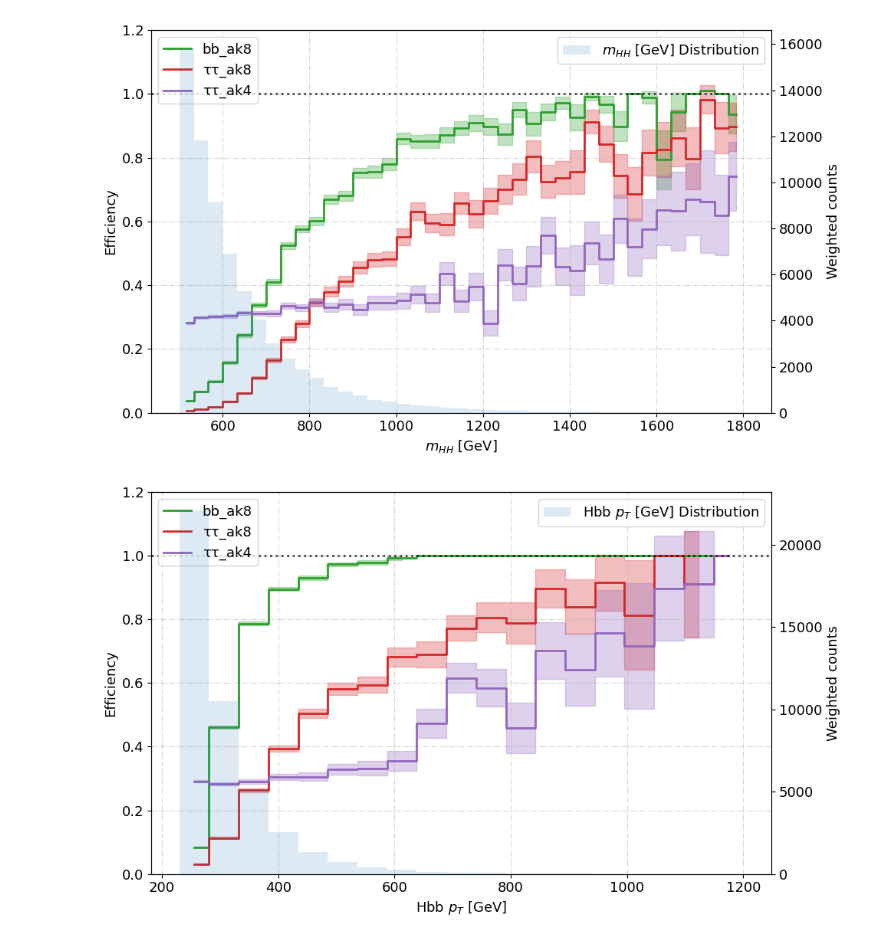
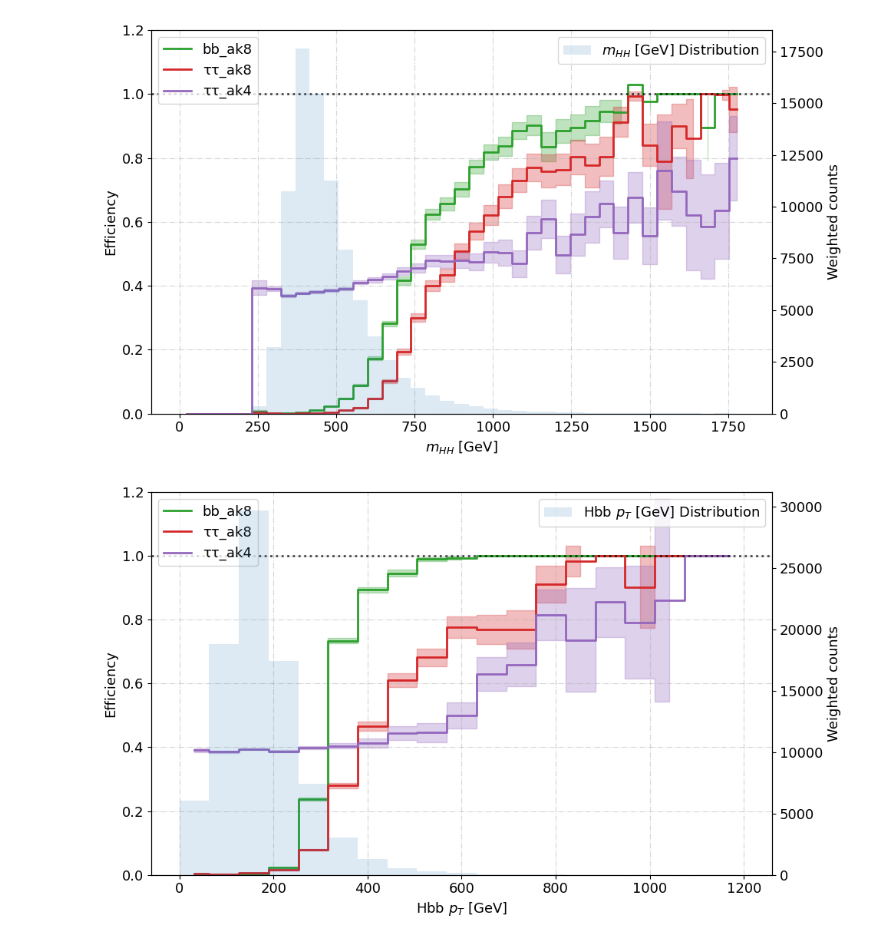
Before and after one commit to ArghyaDas112358/bbtautau, a Jupyter notebook: src/bbtautau/postprocessing/lowPt_Study_gen_match .ipynb, the cells around one changed output. Drawn from its saved outputs; the diff is of its cells as text; code cells hidden in the pictures.

```diff
--- a/src/bbtautau/postprocessing/lowPt_Study_gen_match .ipynb
+++ b/src/bbtautau/postprocessing/lowPt_Study_gen_match .ipynb
@@ -446,21 +427,22 @@ colors = {
     'boosted': 'C0',
     'semi': 'C1'
 }
+# %%
+# (VOI) Variables Of Interest
+weights = df_check["weight"][0]
+higgs = utils.make_vector(df_check, name="GenHiggs")
+mhh = (higgs[:, 0] + higgs[:, 1]).mass
+hbbpt = higgs[df_check["GenHiggsChildren"] == 5].pt
+httpt = higgs[df_check["GenHiggsChildren"] == 15].pt
+
+plt.rcParams.update({'font.size':13})
+
+plot_vars = [
+    (mhh, "mhh", r"$m_{HH}$ [GeV]", np.linspace(0, 1800, 40)),
+    (hbbpt, "hbbpt", r"Hbb $p_{T}$ [GeV]", np.linspace(0, 1200, 20)),
+    (httpt, "httpt", r"H$\tau\tau$ $p_{T}$ [GeV]", np.linspace(0, 1200, 20)),
+]
 # %%
-# (VOI) Variables Of Interest
-weights = df_check["weight"][0]
-higgs = utils.make_vector(df_check, name="GenHiggs")
-mhh = (higgs[:, 0] + higgs[:, 1]).mass
-hbbpt = higgs[df_check["GenHiggsChildren"] == 5].pt
-httpt = higgs[df_check["GenHiggsChildren"] == 15].pt
-
-plt.rcParams.update({'font.size':13})
-
-plot_vars = [
-    (mhh, "mhh", r"$m_{HH}$ [GeV]", np.linspace(500, 1800, 40)),
-    (hbbpt, "hbbpt", r"Hbb $p_{T}$ [GeV]", np.linspace(230, 1200, 20)),
-    (httpt, "httpt", r"H$\tau\tau$ $p_{T}$ [GeV]", np.linspace(230, 1200, 20)),
-]
 
 
 for kinvar, kinname, kinlabel, bins in plot_vars:
@@ -619,49 +596,33 @@ bb -> Ak8 matched (bb_ak8): 16540.489
 # %%
-# (VOI) Variables Of Interest
-weights = df_check["weight"][0]
-higgs = utils.make_vector(df_check, name="GenHiggs")
-mhh = (higgs[:, 0] + higgs[:, 1]).mass
-hbbpt = higgs[df_check["GenHiggsChildren"] == 5].pt
-httpt = higgs[df_check["GenHiggsChildren"] == 15].pt
-
-plt.rcParams.update({'font.size':13})
-
-plot_vars = [
-    (mhh, "mhh", r"$m_{HH}$ [GeV]", np.linspace(500, 1800, 40)),
-    (hbbpt, "hbbpt", r"Hbb $p_{T}$ [GeV]", np.linspace(230, 1200, 20)),
-    (httpt, "httpt", r"H$\tau\tau$ $p_{T}$ [GeV]", np.linspace(230, 1200, 20)),
-]
-
-
 for kinvar, kinname, kinlabel, bins in plot_vars:
     bc = 0.5 * (bins[1:] + bins[:-1])
     width = np.diff(bins)
 
     fig, ax = plt.subplots(figsize=(10, 6))
 
     for key in ['bb_ak8', 'ττ_ak8', 'ττ_ak4']:
         reco_mask, _ = recon_truth_dict[key]
         eff, err, tot, _ = efficiency_vs(kinvar, (reco_mask, reco_mask),
                                          bins, weights)
 
         ax.step(bc, eff, where='mid', lw=2, label=labels[key],
                 color=colors[key])
         ax.fill_between(bc, eff - err, eff + err, step='mid', alpha=0.3,
                         color=colors[key])
 
     ax.set(xlabel=kinlabel, ylabel='Efficiency', ylim=(0, 1.2))
     ax.axhline(y=1, linestyle=':', color='black', alpha=0.7, linewidth=2)
     ax.grid(ls='-.', alpha=.5)
 
     ax2 = ax.twinx()
     ax2.bar(bc, tot, width=width, alpha=0.15,
             label=kinlabel + ' Distribution')
     ax2.set_ylabel('Weighted counts')
 
     ax.legend(loc='upper left')
     ax2.legend(loc='upper right')
     plt.tight_layout()
     plt.show()
 # %% [output]
-[figure, old version]
+[figure, new version]
-[figure, old version]
+[figure, new version]
```
Also changed, not shown: parts of 18 cells of this notebook.
